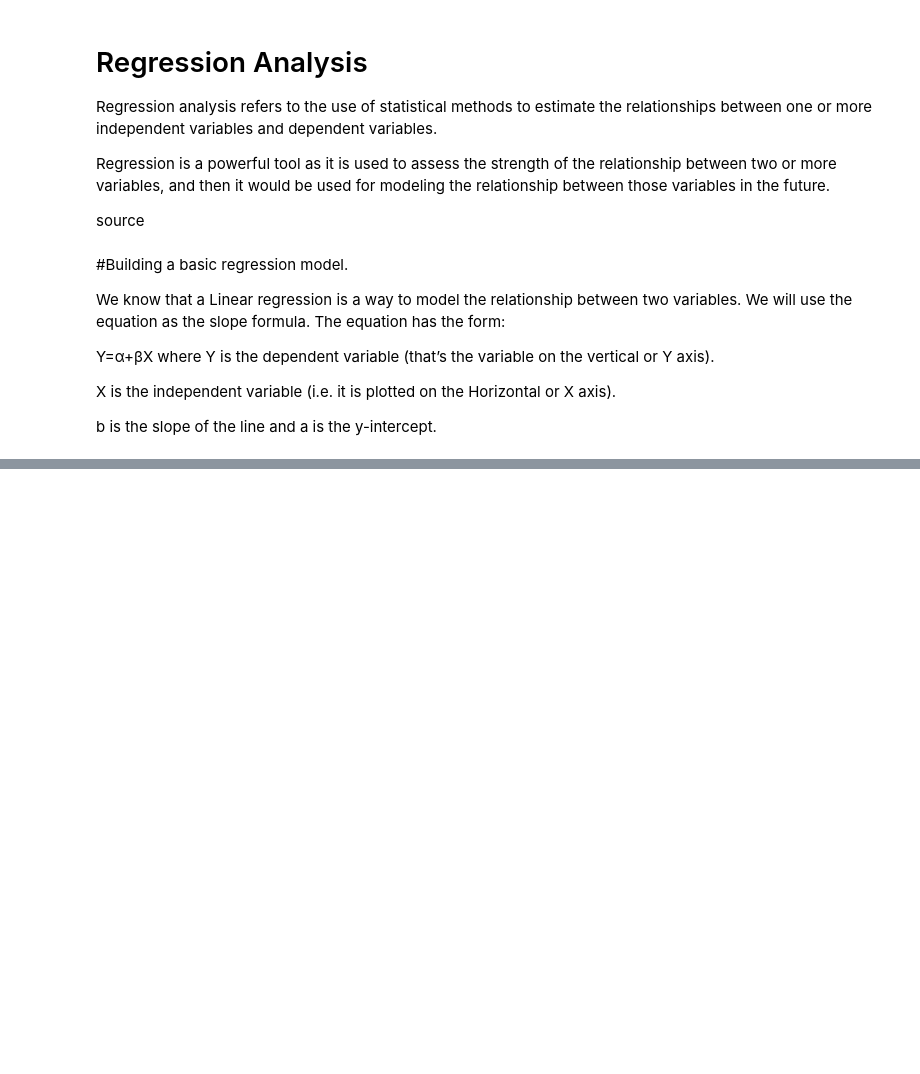
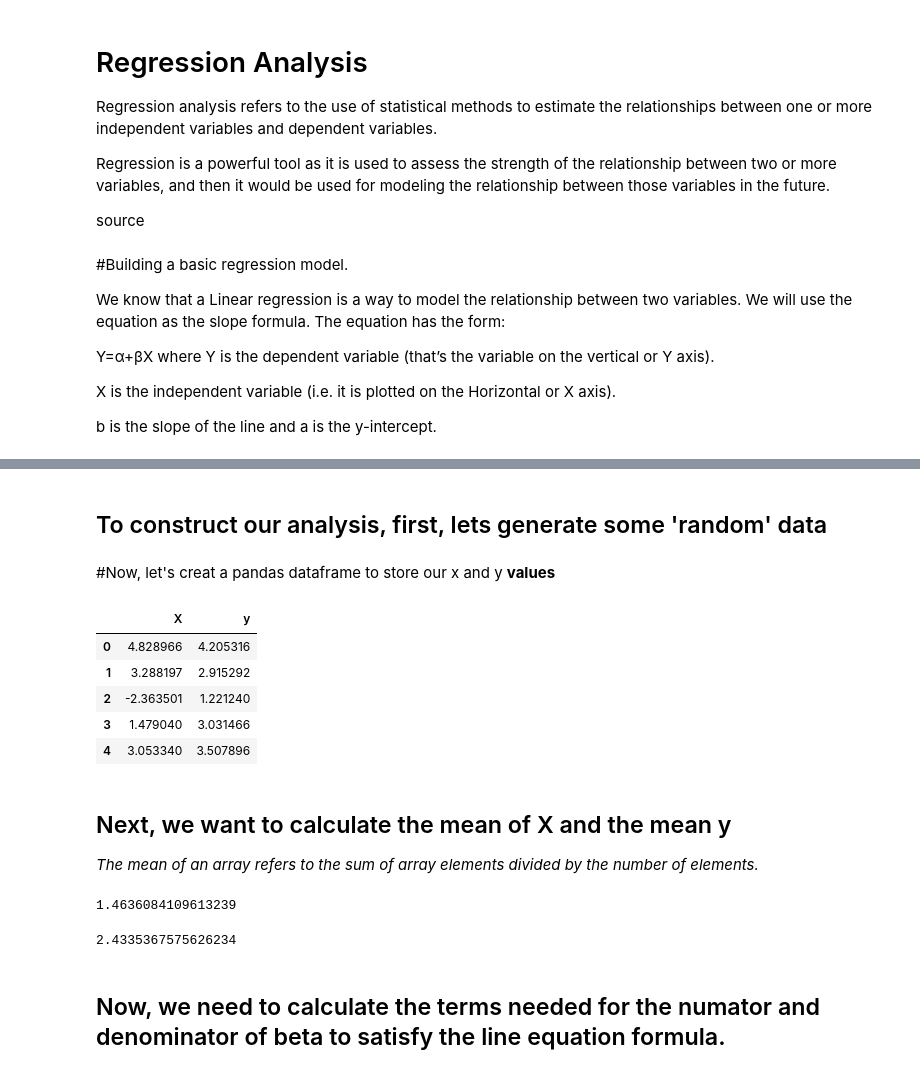
Before and after one commit to thegrouch4413/Predictive-Analysis, a Jupyter notebook: Basic_Regression.ipynb, the cells around one changed output, grey strips where cells are left out. Drawn from its saved outputs; the diff is of its cells as text; code cells hidden in the pictures; blank space fills up the shorter version.

```diff
--- a/Basic_Regression.ipynb
+++ b/Basic_Regression.ipynb
@@ -20,0 +29,23 @@ b is the slope of the line and a is the y-intercept.
+# %% [markdown]
+## To construct our analysis, first, lets generate some 'random' data
+# %%
+np.random.seed(10)
+X = 2.5 * np.random.randn(1000) + 1.5   # Array of 100 values with mean = 1.5, stddev = 2.5
+res = 0.5 * np.random.randn(1000)       # Generate 100 residual terms
+y = 2 + 0.3 * X + res                   # Actual values of Y
+# %% [markdown]
+#Now, let's creat a pandas dataframe to store our x and y **values**
+# %%
+df = pd.DataFrame({'X': X,'y': y})
+# %%
+df.head()
+# %% [output]
+|  | X | y |
+| 0 | 4.828966 | 4.205316 |
+| 1 | 3.288197 | 2.915292 |
+| 2 | -2.363501 | 1.221240 |
+| 3 | 1.479040 | 3.031466 |
+| 4 | 3.053340 | 3.507896 |
+# %% [markdown]
+## Next, we want to calculate the mean of X and the mean y
+*The mean of an array refers to the sum of array elements divided by the number of elements.*
@@ -20,0 +55,10 @@ b is the slope of the line and a is the y-intercept.
+# %%
+xmean
+# %% [output]
+1.4636084109613239
+# %%
+ymean
+# %% [output]
+2.4335367575626234
+# %% [markdown]
+## Now, we need to calculate the terms needed for the numator and denominator of beta to satisfy the line equation formula.
```
Also changed, not shown: parts of 10 cells of this notebook.
